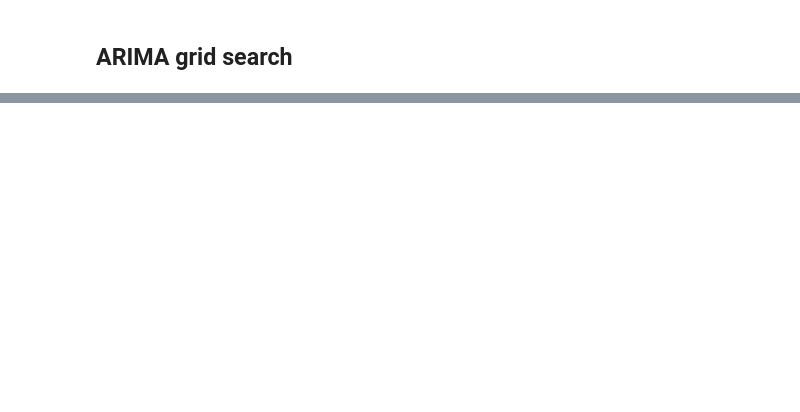
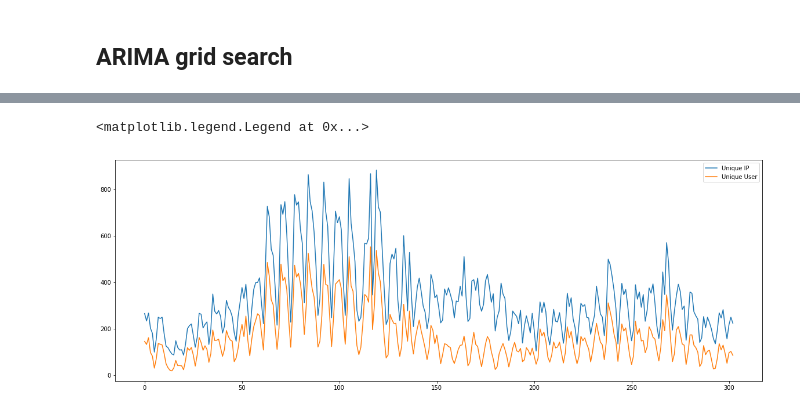
Before and after one commit to barrasa8/GA_DS_FinalProject, a Jupyter notebook: code/IIS_Logs_Analisys.ipynb, the cells around one changed output, grey strips where cells are left out. Cells and saved outputs as stored; diff of their text form; code cells hidden in the pictures; blank space fills up the shorter version.

```diff
--- a/code/IIS_Logs_Analisys.ipynb
+++ b/code/IIS_Logs_Analisys.ipynb
@@ -303,0 +272,29 @@ df['client-ip'].describe()
+# %%
+file_per_day =  "..\data\log_agg_per_day"
+# %%
+df_per_day = pd.DataFrame()
+list_ = []
+
+def getListOfFiles(dirName):
+        # names in the given directory
+        listOfFile = os.listdir(dirName)
+        allFiles = list()
+
+        for file in listOfFile:
+            # Create full path
+            fullPath = os.path.join(dirName, file)
+            # If entry is a directory then get the list of files in this directory
+            if os.path.isdir(fullPath):
+                allFiles = allFiles + self.getListOfFiles(fullPath)
+            else:
+                allFiles.append(fullPath)
+        return allFiles
+
+listOfFiles = getListOfFiles(file_per_day)
+
+for file in listOfFiles:
+    #print(file)
+    df = pd.read_csv(file)
+    list_.append(df)
+
+df_per_day = pd.concat(list_)
@@ -303,0 +305,11 @@ df['client-ip'].describe()
+# %%
+df_per_day = df_per_day.sort_values("date").reset_index()
+# %%
+df_per_day.drop(columns="index",axis=1,inplace=True)
+# %%
+plt.plot(df_per_day.index,df_per_day['client-ip-unique-count'],label="Unique IP")
+plt.plot(df_per_day.index,df_per_day['cs-username-unique-count'],label="Unique User")
+plt.legend()
+# %% [output]
+<matplotlib.legend.Legend at 0x...>
+[figure, added]
```
Also changed, not shown: parts of 16 cells of this notebook, 2 other files.
